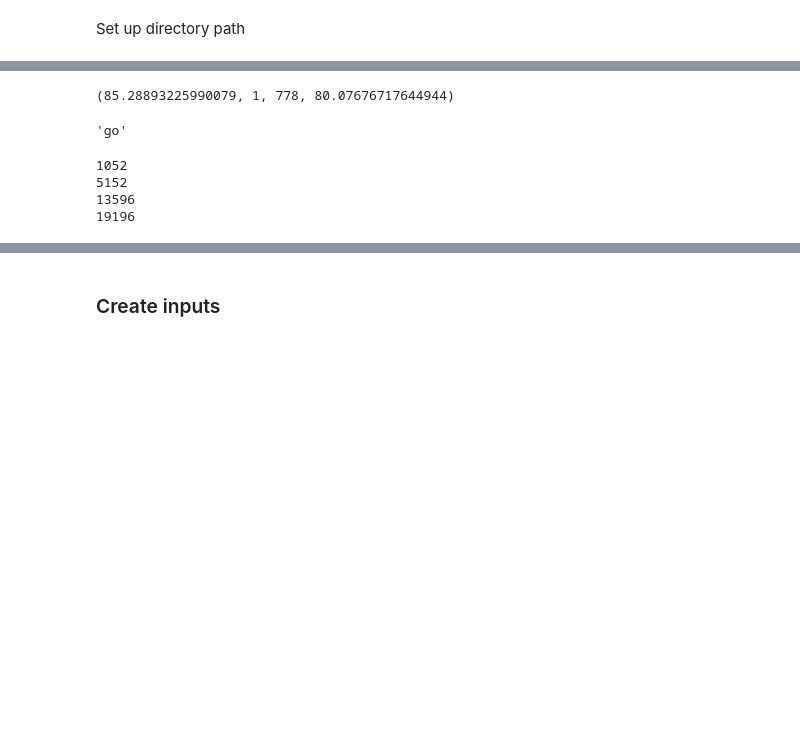
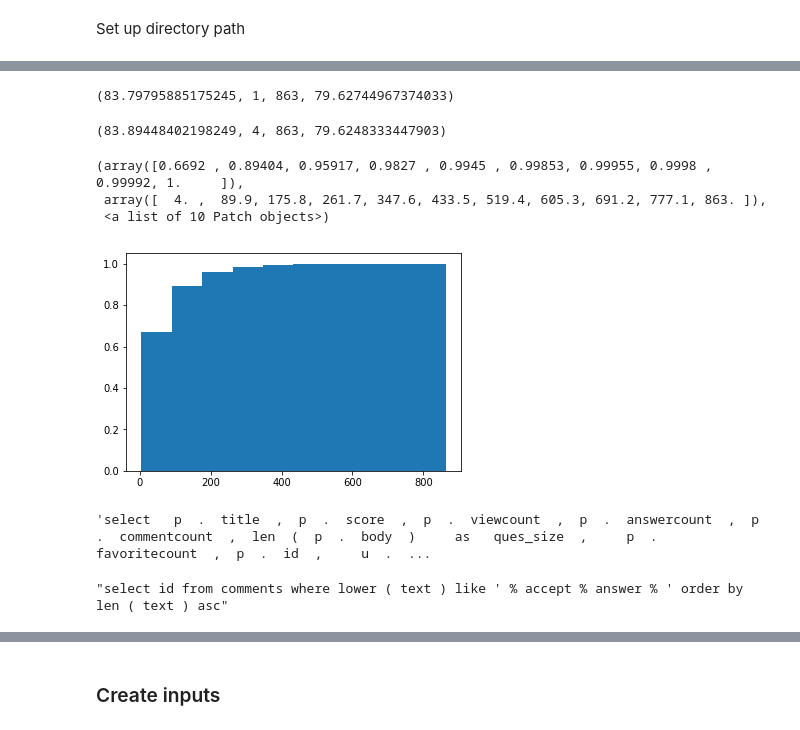
Before and after one commit to noklam/SQL_Generator, a Jupyter notebook: lesson6-rnn-Copy1 Multioutput-Copy1.ipynb, the cells around one changed output, grey strips where cells are left out. Drawn from its saved outputs; the diff is of its cells as text; code cells hidden in the pictures; blank space fills up the shorter version.

```diff
--- a/lesson6-rnn-Copy1 Multioutput-Copy1.ipynb
+++ b/lesson6-rnn-Copy1 Multioutput-Copy1.ipynb
@@ -89,5 +89,5 @@ def show_sentence(inp):
 # %% [markdown]
 Set up directory path
 # %%
-# dataset = pd.read_json(DATA_PATH/'train.json')
-# dataset.head()
+dataset = pd.read_json(DATA_PATH/'train.json')
+dataset.head()
@@ -143,0 +101,8 @@ Set up directory path
+# %%
+# get_next_random("select userid from users where ".split())
+
+SQL = dataset.sql
+
+SQL = SQL.str.replace('(\W)', r' \1 ') # Pad space around non character string
+# %%
+SQL = SQL.apply(fixup)## Sanity Check
@@ -143,0 +154,4 @@ Set up directory path
+# %%
+sql_tok = SQL.str.split()
+
+sql_tok[0]
@@ -144,3 +183,7 @@ Set up directory path
+# %%
+lens.mean(),lens.min(),lens.max(),lens.std()
+# %% [output]
+(83.79795885175245, 1, 863, 79.62744967374033)
 # %%
 sql_tok = [i for i in sql_tok if len(i)>=4] # Assume shortest SQL length 4
 # %%
@@ -150,4 +192,11 @@ lens= np.array(lens)
 # %%
 lens.mean(),lens.min(),lens.max(),lens.std()
 # %% [output]
-(85.28893225990079, 1, 778, 80.07676717644944)
+(83.89448402198249, 4, 863, 79.6248333447903)
+# %%
+plt.hist(lens,cumulative=True,density=True)
+# %% [output]
+(array([0.6692 , 0.89404, 0.95917, 0.9827 , 0.9945 , 0.99853, 0.99955, 0.9998 , 0.99992, 1.     ]),
+ array([  4. ,  89.9, 175.8, 261.7, 347.6, 433.5, 519.4, 605.3, 691.2, 777.1, 863. ]),
+ <a list of 10 Patch objects>)
+[figure, added]
@@ -154,15 +205,14 @@ lens.mean(),lens.min(),lens.max(),lens.std()
 # %%
-SQL.iloc[13596]
+SQL.iloc[0]
 # %% [output]
-'go'
+'select   p  .  title  ,  p  .  score  ,  p  .  viewcount  ,  p  .  answercount  ,  p  .  commentcount  ,  len  (  p  .  body  )     as   ques_size  ,     p  .  favoritecount  ,  p  .  id  ,     u  .  ...
+# %%
+" ".join(sql_tok[0])
+# %% [output]
+"select id from comments where lower ( text ) like ' % accept % answer % ' order by len ( text ) asc"
 # %%
 for j,i in enumerate(lens):
     if i ==1: print(j)
-# %% [output]
-1052
-5152
-13596
-19196
 # %%
 # def toks2ids(tok,pre):
 #     freq = Counter(p for o in tok for p in o)
```
Also changed, not shown: parts of 52 cells of this notebook, 3 other files.
